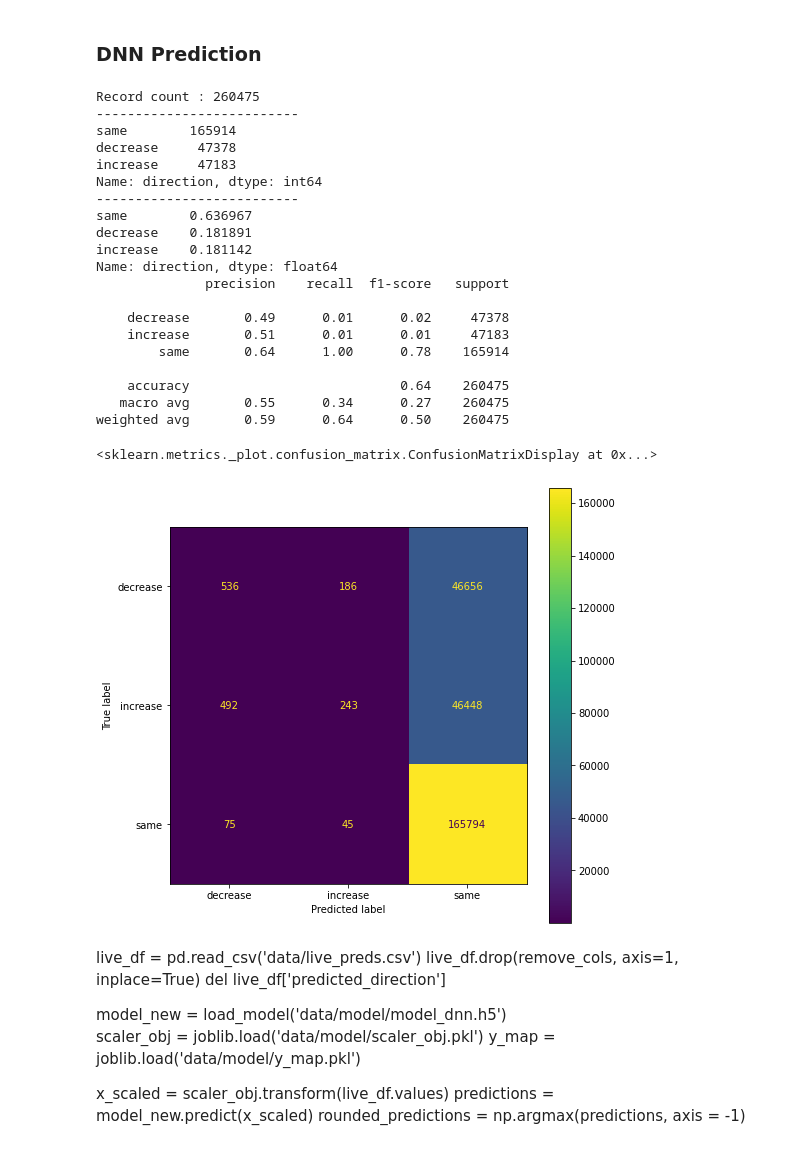
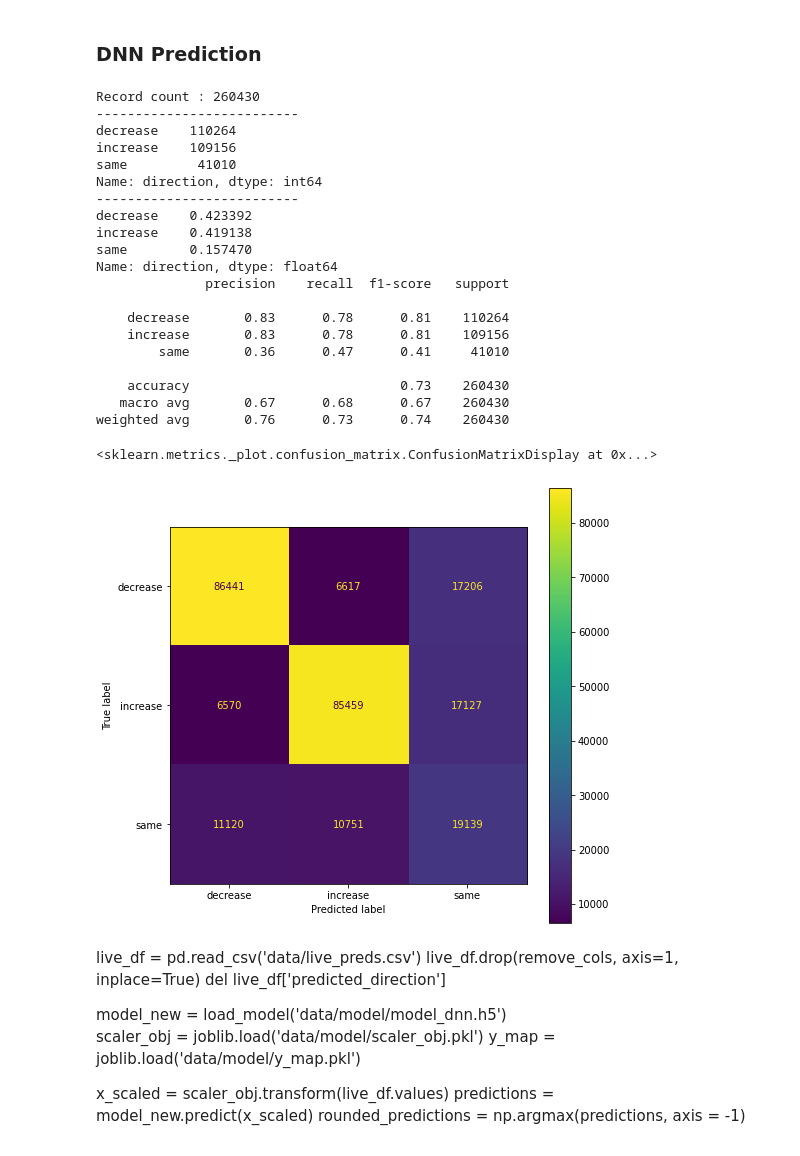
Before and after one commit to ramkumarr02/Oanda_Trading, a Jupyter notebook: model_nn_v1.1.ipynb, the cells around one changed output. Drawn from its saved outputs; the diff is of its cells as text; code cells hidden in the pictures.

```diff
--- a/model_nn_v1.1.ipynb
+++ b/model_nn_v1.1.ipynb
@@ -236,46 +235,46 @@ model_new = load_model('data/model/model_dnn.h5')
 ### DNN Prediction
 # %%
 df1 = pd.read_csv('data/tab_tick_2018.csv')
-#df1.drop(remove_cols, axis=1, inplace=True)
+df1.drop(remove_cols, axis=1, inplace=True)
 
 x_scaled1, y_encoded1, y_map1, scaler_obj_1 = data_prep(df1, apply_smote = False)
 
 predictions = model_new.predict(x_scaled1)
 rounded_predictions = np.argmax(predictions, axis = -1)
 rounded_valid_y = np.argmax(y_encoded1, axis = -1)
 
 df1['predictions'] = [y_map1[k] for k in rounded_predictions]
 df1.to_csv('data/tab_tick_2018_res.csv')
 
 print(classification_report(rounded_valid_y, rounded_predictions, target_names = y_map1.values()))
 
 fig, ax = plt.subplots(figsize=(8, 8))
 cm = confusion_matrix(rounded_valid_y, rounded_predictions)
 disp = ConfusionMatrixDisplay(confusion_matrix=cm, display_labels=y_map1.values())
 disp.plot(ax=ax)
 # %% [output]
-Record count : 260475
+Record count : 260430
 --------------------------
-same        165914
-decrease     47378
-increase     47183
+decrease    110264
+increase    109156
+same         41010
 Name: direction, dtype: int64
 --------------------------
-same        0.636967
-decrease    0.181891
-increase    0.181142
+decrease    0.423392
+increase    0.419138
+same        0.157470
 Name: direction, dtype: float64
               precision    recall  f1-score   support
 
-    decrease       0.49      0.01      0.02     47378
-    increase       0.51      0.01      0.01     47183
-        same       0.64      1.00      0.78    165914
+    decrease       0.83      0.78      0.81    110264
+    increase       0.83      0.78      0.81    109156
+        same       0.36      0.47      0.41     41010
 
-    accuracy                           0.64    260475
-   macro avg       0.55      0.34      0.27    260475
-weighted avg       0.59      0.64      0.50    260475
+    accuracy                           0.73    260430
+   macro avg       0.67      0.68      0.67    260430
+weighted avg       0.76      0.73      0.74    260430
 <sklearn.metrics._plot.confusion_matrix.ConfusionMatrixDisplay at 0x...>
-[figure, old version]
+[figure, new version]
 # %% [markdown]
 live_df = pd.read_csv('data/live_preds.csv')
 live_df.drop(remove_cols, axis=1, inplace=True)
```
Also changed, not shown: parts of 5 cells of this notebook, 5 other files.
